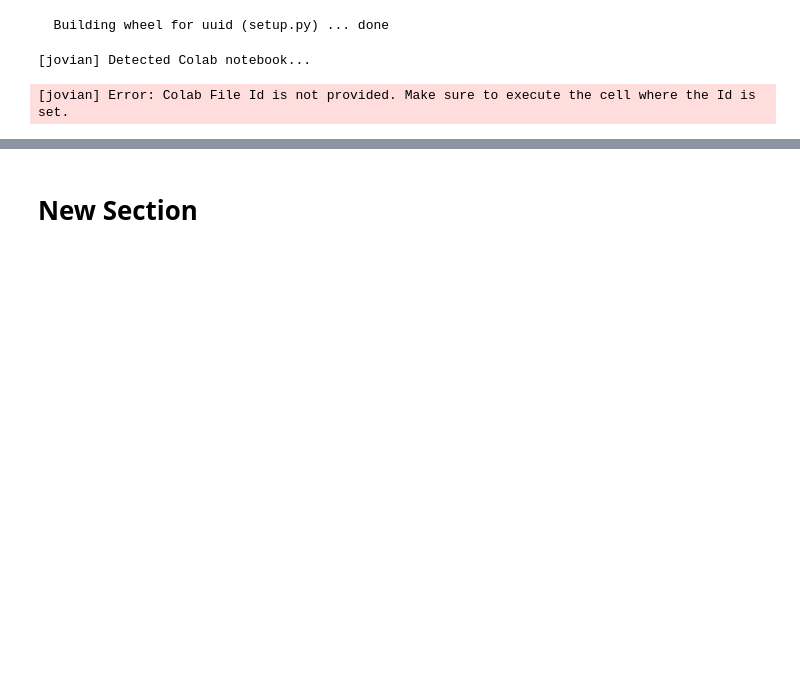
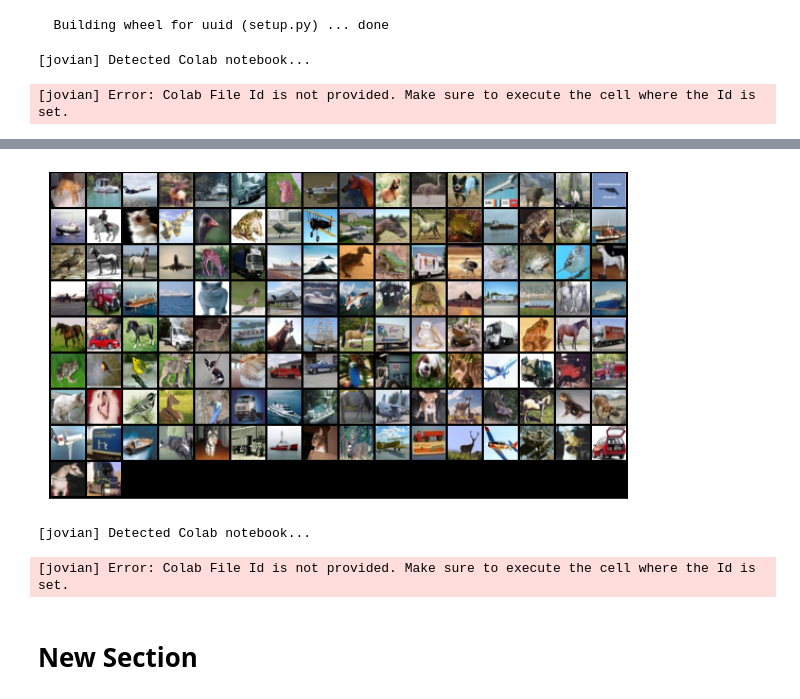
Before and after one commit to eunjoo-ny/ML-Code, a Jupyter notebook: 4_Lesson_4_Image_Classification_with_Convolutional_Neural_Networks.ipynb, the cells around one changed output, grey strips where cells are left out. Saved outputs shown, nothing was run; the diff lists cells and outputs as text; code cells hidden in the pictures; blank space fills up the shorter version.

```diff
--- a/4_Lesson_4_Image_Classification_with_Convolutional_Neural_Networks.ipynb
+++ b/4_Lesson_4_Image_Classification_with_Convolutional_Neural_Networks.ipynb
@@ -113,2 +151,11 @@ pip install jovian --upgrade --user
+# %%
+show_batch(val_dl)
+# %% [output]
+[figure, added]
+# %%
+jovian.commit(project='05-cifar10-cnn', environment=None)
+# %% [output]
+[jovian] Detected Colab notebook...
+[jovian] Error: Colab File Id is not provided. Make sure to execute the cell where the Id is set.
 # %% [markdown]
 # New Section
```
Also changed, not shown: parts of 8 cells of this notebook.
